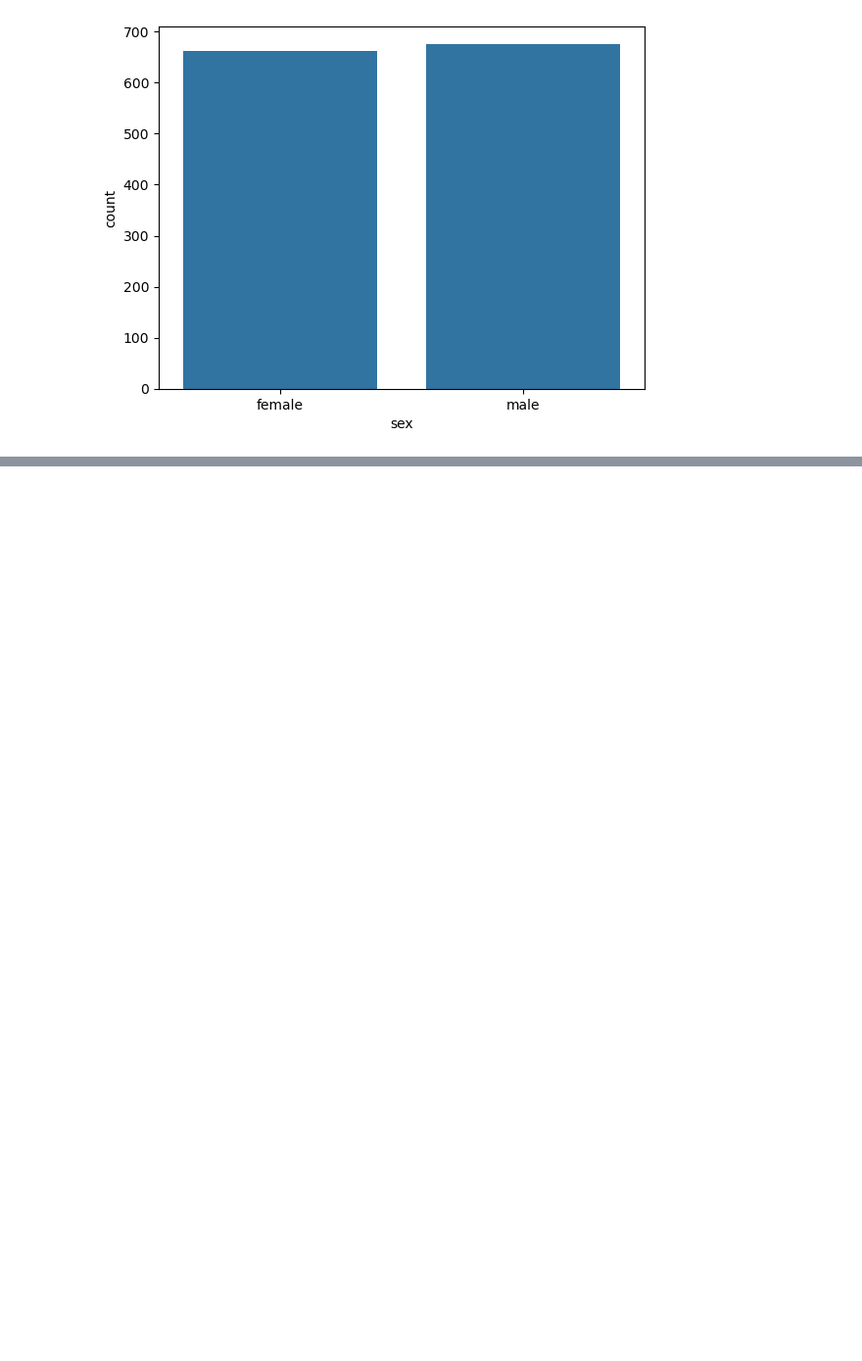
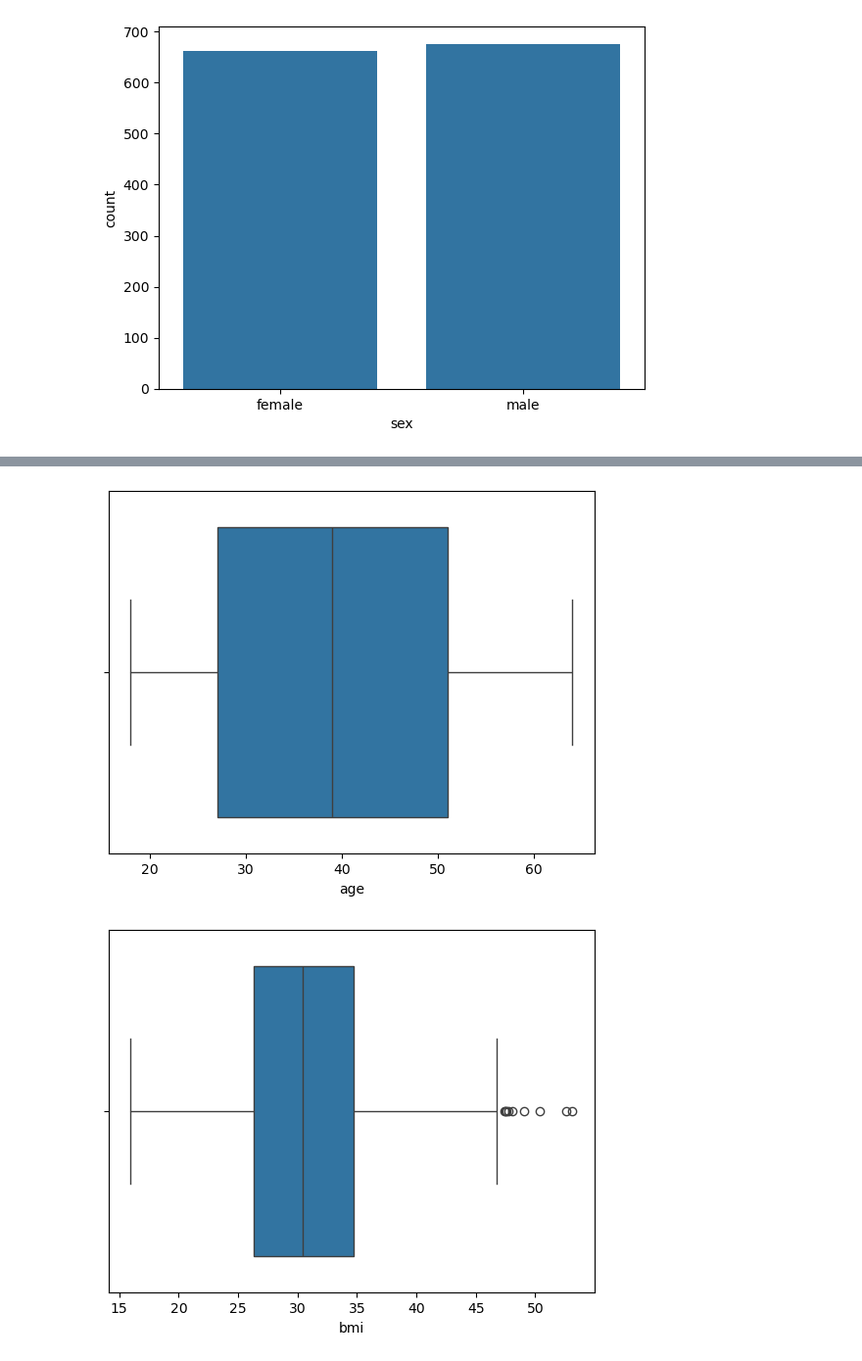
Before and after one commit to m-ahmad-amin/machine-learning-transition, a Jupyter notebook: Exploratory Data Analysis/insurance/eda.ipynb, the cells around one changed output, grey strips where cells are left out. Shown at 98% size. Saved outputs shown, nothing was run; the diff lists cells and outputs as text; code cells hidden in the pictures; blank space fills up the shorter version.

```diff
--- a/Exploratory Data Analysis/insurance/eda.ipynb
+++ b/Exploratory Data Analysis/insurance/eda.ipynb
@@ -153,0 +159,7 @@ sns.countplot(data=df, x='sex')
+# %%
+for col in numerical_col:
+    sns.boxplot(data=df, x=col)
+    plt.show()
+# %% [output]
+[figure, added]
+[figure, added]
```
Also changed, not shown: parts of 23 cells of this notebook, 2 other files.
